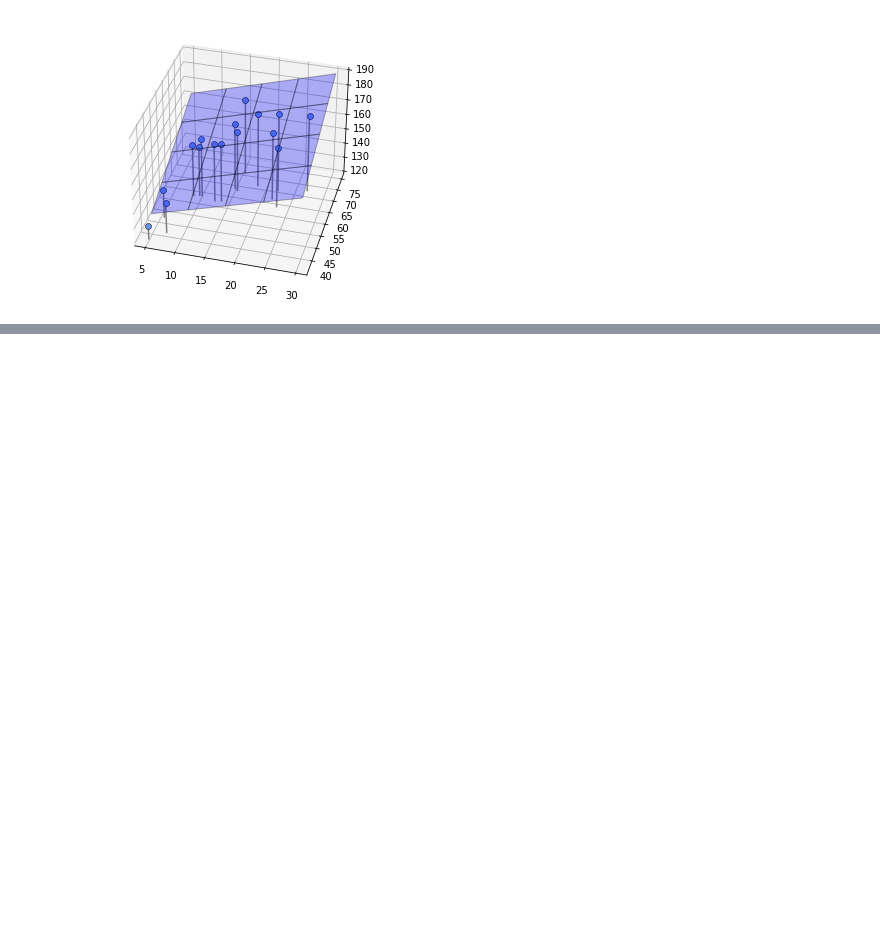
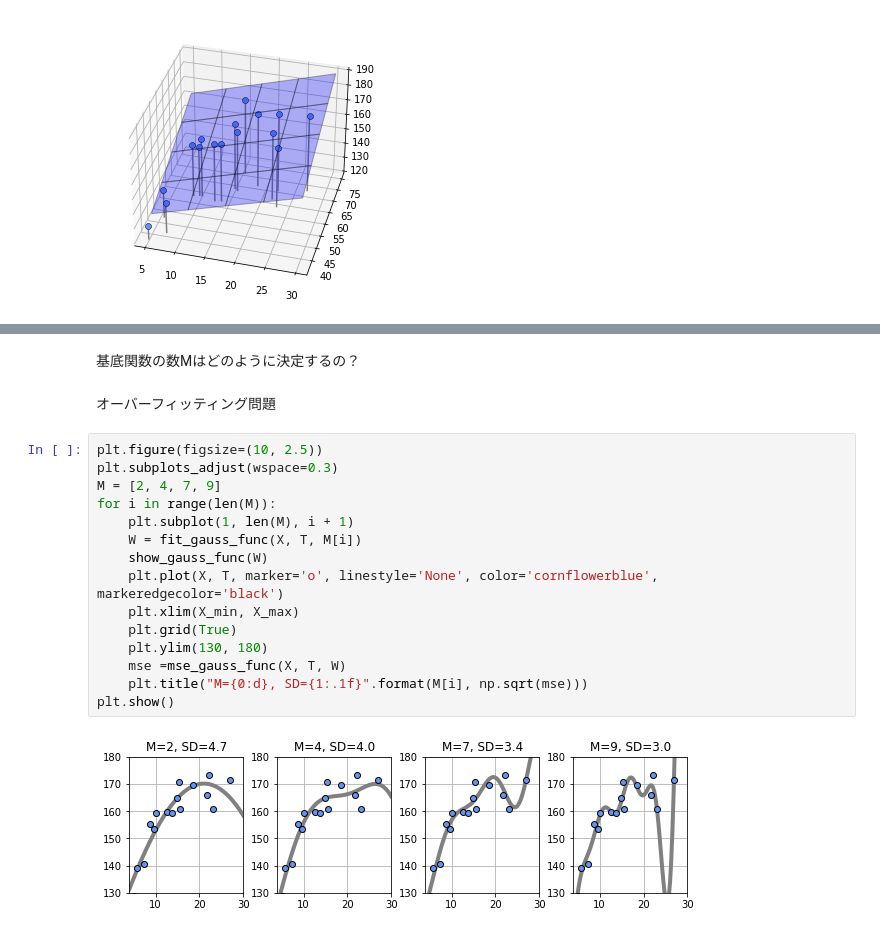
Before and after one commit to skanayam/python_machinelearning_tutorial, a Jupyter notebook: section5.ipynb, the cells around one changed output, grey strips where cells are left out. Cells and saved outputs as stored; diff of their text form; blank space fills up the shorter version.

```diff
--- a/section5.ipynb
+++ b/section5.ipynb
@@ -373,0 +465,21 @@ SD=3.86 cm
+# %% [markdown]
+基底関数の数Mはどのように決定するの？
+# %% [markdown]
+オーバーフィッティング問題
+# %%
+plt.figure(figsize=(10, 2.5))
+plt.subplots_adjust(wspace=0.3)
+M = [2, 4, 7, 9]
+for i in range(len(M)):
+    plt.subplot(1, len(M), i + 1)
+    W = fit_gauss_func(X, T, M[i])
+    show_gauss_func(W)
+    plt.plot(X, T, marker='o', linestyle='None', color='cornflowerblue', markeredgecolor='black')
+    plt.xlim(X_min, X_max)
+    plt.grid(True)
+    plt.ylim(130, 180)
+    mse =mse_gauss_func(X, T, W)
+    plt.title("M={0:d}, SD={1:.1f}".format(M[i], np.sqrt(mse)))
+plt.show()
+# %% [output]
+[figure, added]
```
Also changed, not shown: parts of 5 cells of this notebook.
